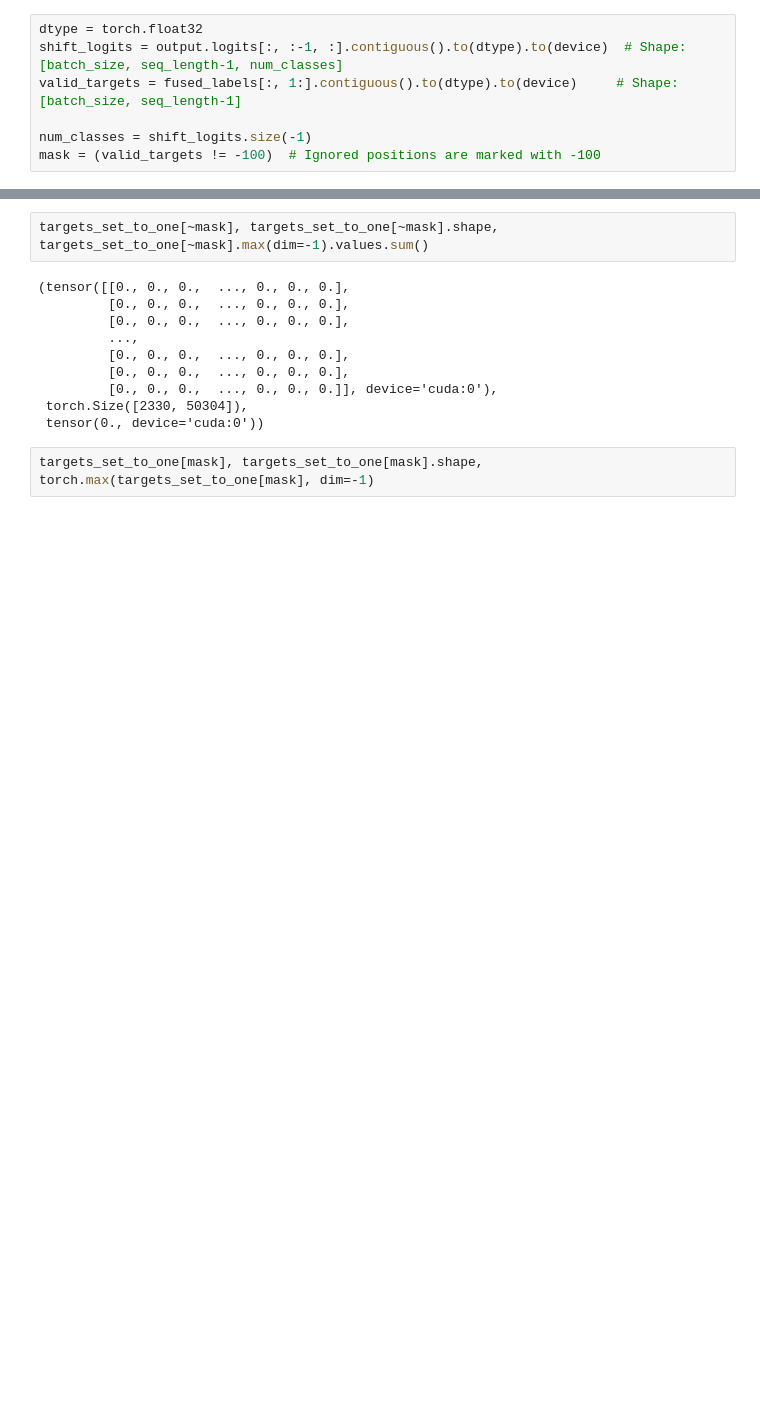
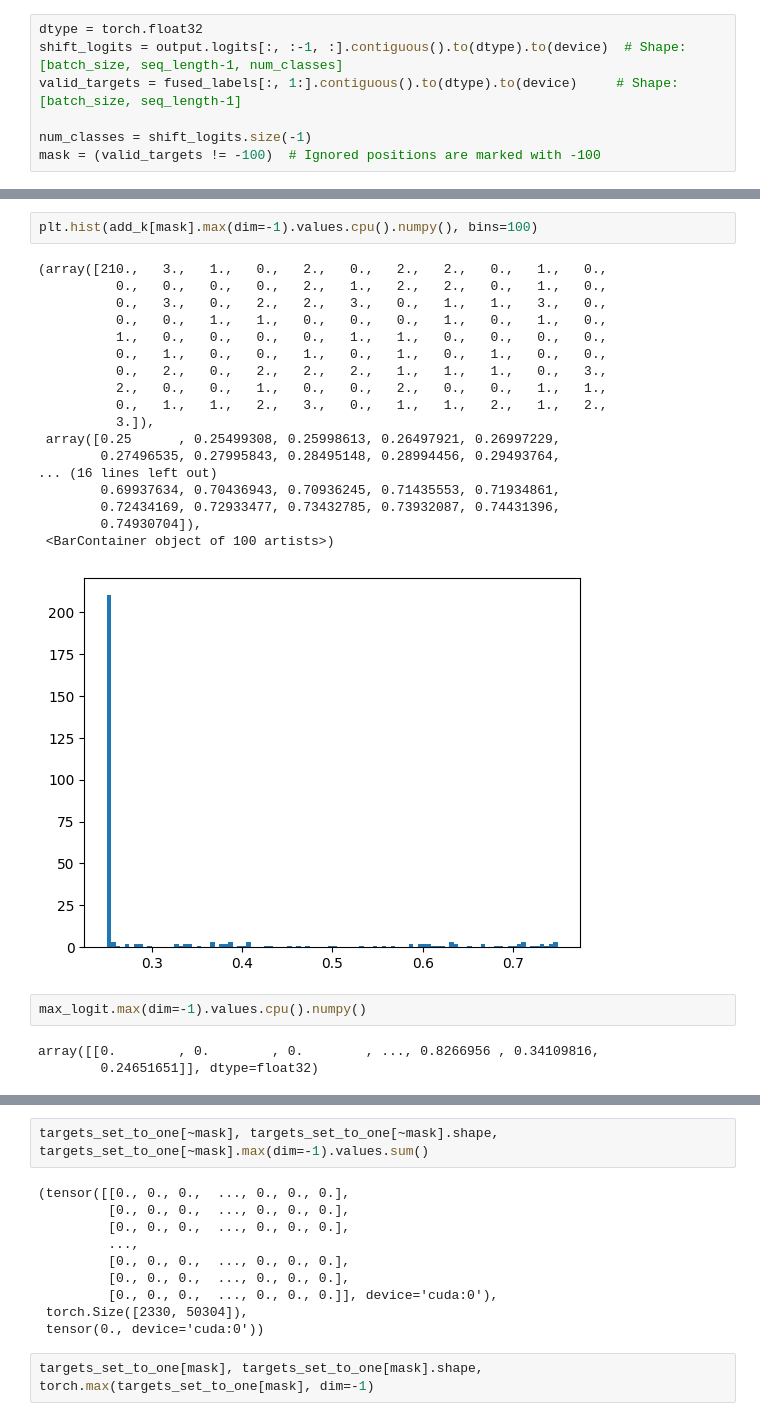
Before and after one commit to shikhar-srivastava/vlm-evaluation, a Jupyter notebook: soft_targets_all_variants.ipynb, the cells around one changed output, grey strips where cells are left out. Saved outputs shown, nothing was run; the diff lists cells and outputs as text; blank space fills up the shorter version.

```diff
--- a/soft_targets_all_variants.ipynb
+++ b/soft_targets_all_variants.ipynb
@@ -821,0 +1397,26 @@ targets_set_to_one.squeeze(): tensor([[0.0000e+00, 0.0000e+00, 0.0000e+00,  ...,
+# %%
+plt.hist(add_k[mask].max(dim=-1).values.cpu().numpy(), bins=100)
+# %% [output]
+(array([210.,   3.,   1.,   0.,   2.,   0.,   2.,   2.,   0.,   1.,   0.,
+          0.,   0.,   0.,   0.,   2.,   1.,   2.,   2.,   0.,   1.,   0.,
+          0.,   3.,   0.,   2.,   2.,   3.,   0.,   1.,   1.,   3.,   0.,
+          0.,   0.,   1.,   1.,   0.,   0.,   0.,   1.,   0.,   1.,   0.,
+          1.,   0.,   0.,   0.,   0.,   1.,   1.,   0.,   0.,   0.,   0.,
+          0.,   1.,   0.,   0.,   1.,   0.,   1.,   0.,   1.,   0.,   0.,
+          0.,   2.,   0.,   2.,   2.,   2.,   1.,   1.,   1.,   0.,   3.,
+          2.,   0.,   0.,   1.,   0.,   0.,   2.,   0.,   0.,   1.,   1.,
+          0.,   1.,   1.,   2.,   3.,   0.,   1.,   1.,   2.,   1.,   2.,
+          3.]),
+ array([0.25      , 0.25499308, 0.25998613, 0.26497921, 0.26997229,
+        0.27496535, 0.27995843, 0.28495148, 0.28994456, 0.29493764,
+... (16 lines left out)
+        0.69937634, 0.70436943, 0.70936245, 0.71435553, 0.71934861,
+        0.72434169, 0.72933477, 0.73432785, 0.73932087, 0.74431396,
+        0.74930704]),
+ <BarContainer object of 100 artists>)
+[figure, added]
+# %%
+max_logit.max(dim=-1).values.cpu().numpy()
+# %% [output]
+array([[0.        , 0.        , 0.        , ..., 0.8266956 , 0.34109816,
+        0.24651651]], dtype=float32)
```
Also changed, not shown: parts of 27 cells of this notebook, 29 other files.
